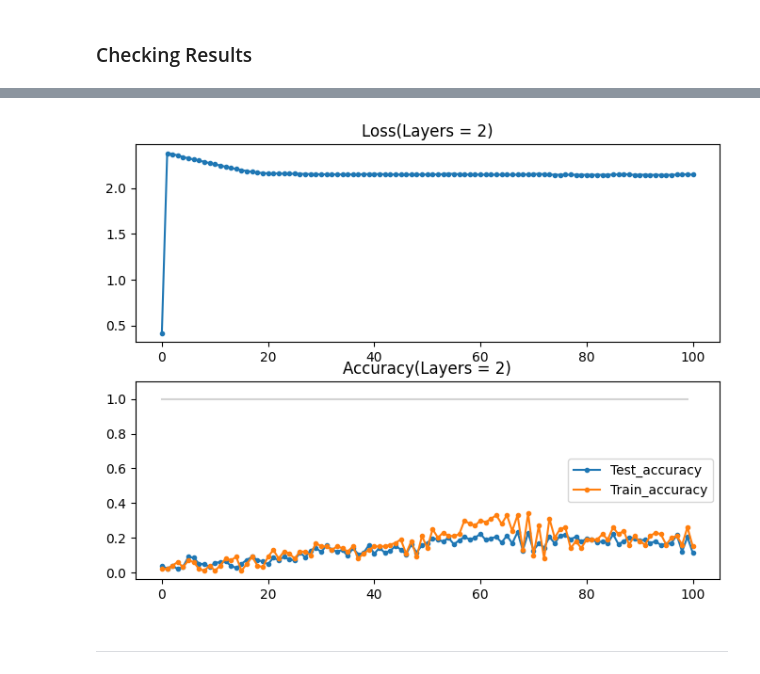
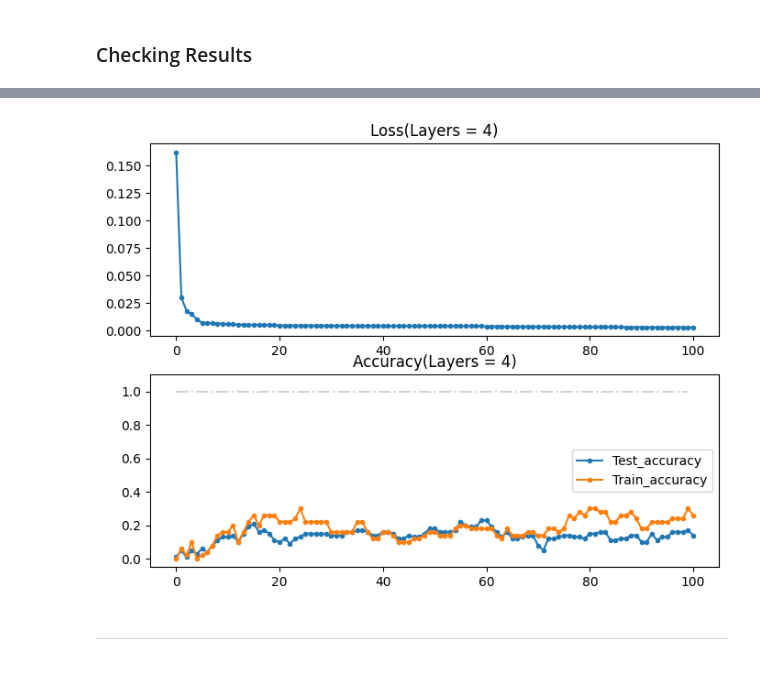
Before and after one commit to HeechanYi/IonQ2024-_Spring_Mentoring, a Jupyter notebook: HC/1dim_FunctionApproximation.ipynb, the cells around one changed output, grey strips where cells are left out. Cells and saved outputs as stored; diff of their text form; code cells hidden in the pictures.

```diff
--- a/HC/1dim_FunctionApproximation.ipynb
+++ b/HC/1dim_FunctionApproximation.ipynb
@@ -47,8 +47,10 @@ def Inverse(samples):
     ydata = []
 
     for i in range(samples):
-        xarr = np.arange(-1, 1.02, 1/50)
-        x = np.random.uniform(-1, 1)
+        xm = np.arange(-1, 0, 1/50)
+        xp = np.arange(0.02, 1.02, 1/50)
+        xarr = xm+xp
+        x = np.random.choice(xarr)
         y = 1 / (50*x)
 
         xdata.append(x)
@@ -105,7 +107,3 @@ def plot_data(x, y, problem, fig = None, ax = None):
     ax.set_xlabel("$x$")
     ax.set_ylabel("$f(x)$")
     ax.grid()
-
-xdata, ydata = Square(100)
-fig, ax = plt.subplots(figsize=(4, 4))
-plot_data(xdata, ydata, 'square', fig, ax)
@@ -131,12 +127,11 @@ def VQC_Model(params, xdata, num_qubits, num_layers):
 
         if num_qubits > 1:
             for q in range(0,num_qubits-1,1):
-                qml.CRX(params[idx],[q, q+1])
-                idx += 1
+                qml.CZ([q, q+1])
+
 
             if num_qubits > 2:
-                qml.CRX(params[idx], [num_qubits-1, 0])
-                idx += 1
+                qml.CZ([num_qubits-1, 0])
 
     for i in range(num_qubits):
         qml.RY(params[-1-i], wires = i)
@@ -147,6 +142,7 @@ def VQC_Model(params, xdata, num_qubits, num_layers):
 
     return qml.expval(obs)
 # ------------------------------------------------- #
+'''
 num_qubits = 4
 num_layers = 1
 
@@ -155,4 +151,5 @@ xdata = [1]
 
 print(qml.draw(VQC_Model)(params, xdata[0], num_qubits, num_layers))
 print(VQC_Model(params, xdata[0], num_qubits, num_layers))
+'''
 # %% [output]
@@ -213,24 +201,23 @@ def iterate_minibatches(inputs, targets, batch_size):
 -----
 # %%
 ### Preparing datas
-train_data, train_target = Inverse(100)
-test_data, test_target = Inverse(400)
+train_data, train_target = Inverse(50)
+test_data, test_target = Inverse(100)
 
 # Ansatz Setting
 num_qubits = 4
-num_layers = 2
+num_layers = 4
 
 # Trainnig option settings
 epochs = 100
-batch_size = 25
-lr = 0.05
+batch_size = 10
+lr = 0.007
 
 # Using the Optimizer
 opt = AdamOptimizer(lr)                 ### Adam Optimizer
-#opt = GradientDescentOptimizer(lr)      ### GradientDescent based on Parmaeter Shift Rule
 
 # Initializing random parameters for the circuit
-params = np.random.uniform(size = num_qubits*(5*num_layers + num_layers + 1), requires_grad = True)
+params = np.random.uniform(size = 5*num_qubits*num_layers+num_qubits, requires_grad = True)
 
 ### Evaluating the qNN
 # Running the model with test data
@@ -343,19 +331,19 @@ Learned weights
 # %%
 fig, axes = plt.subplots(2, 1, figsize=(8, 6))
 limit = [1]*epochs
 
 axes[0].plot(loss_list,'.-')
 axes[0].set_title(f"Loss(Layers = {num_layers})")
 
-axes[1].plot(limit, '-', c = 'lightgray')
+axes[1].plot(limit, '-.', c = 'lightgray')
 axes[1].plot(accuracy_test_list,'.-', label = 'Test_accuracy')
 axes[1].plot(accuracy_train_list,'.-', label = 'Train_accuracy')
 axes[1].legend()
 axes[1].set_ylim(top = 1.1)
 axes[1].set_title(f"Accuracy(Layers = {num_layers})")
 
 plt.show()
 # %% [output]
-[figure, old version]
+[figure, new version]
 # %% [markdown]
 -----
```
Also changed, not shown: parts of 6 cells of this notebook.
